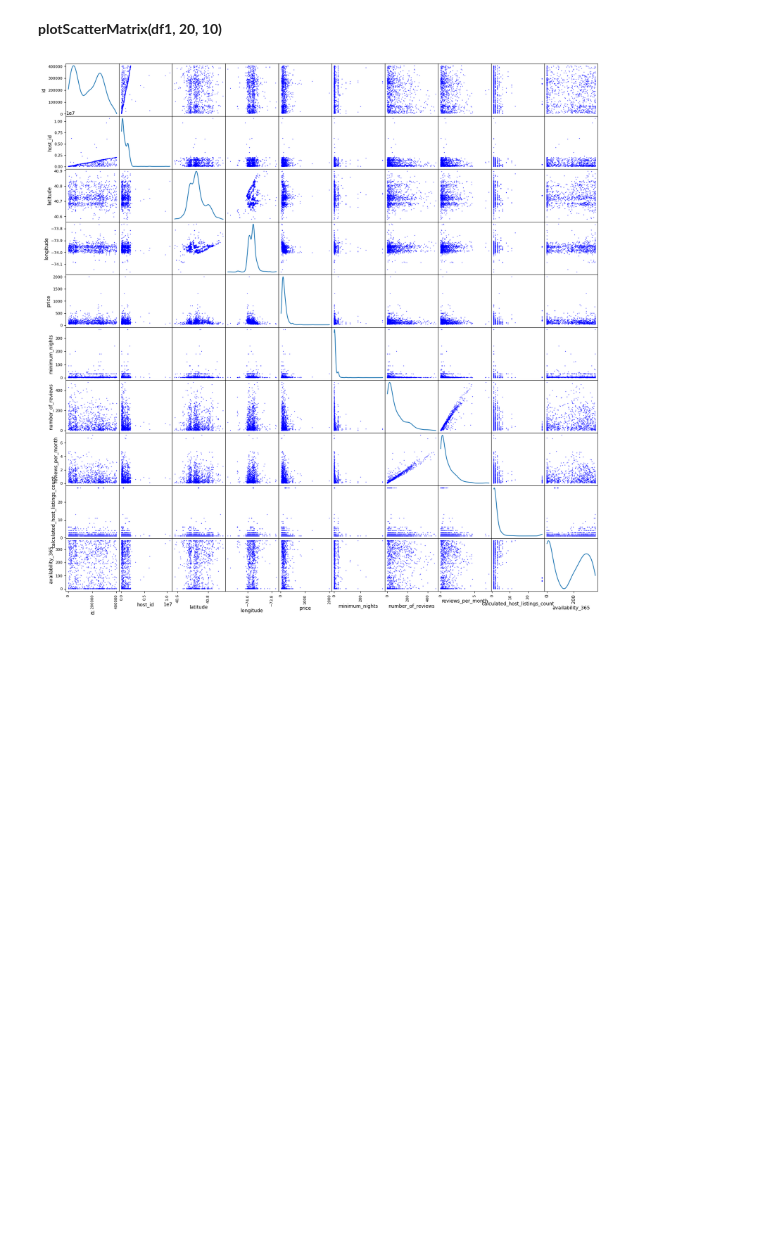
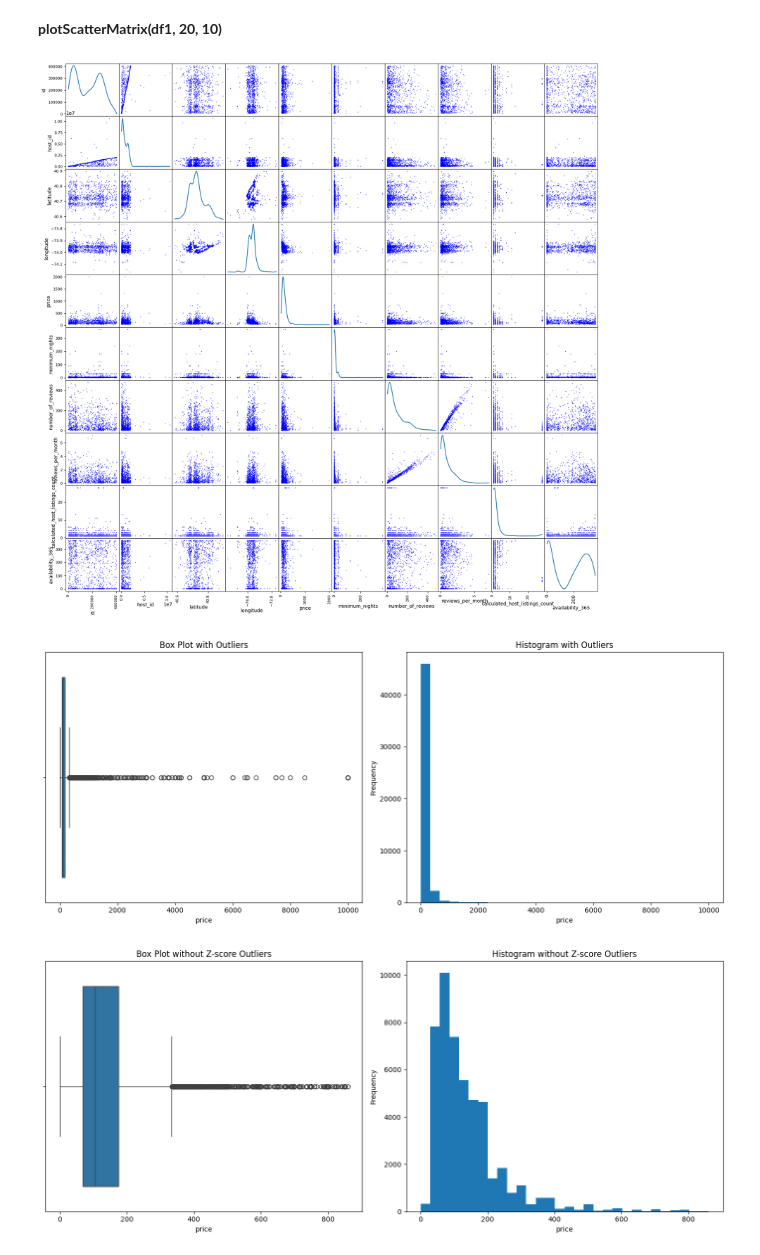
Before and after one commit to srijachalumuri/OIBSIP, a Jupyter notebook: LEVEL_1_PROJECT_3(1).ipynb, the cells around one changed output. Cells and saved outputs as stored; diff of their text form; code cells hidden in the pictures; blank space fills up the shorter version.

```diff
--- a/LEVEL_1_PROJECT_3(1).ipynb
+++ b/LEVEL_1_PROJECT_3(1).ipynb
@@ -190,3 +190,79 @@ def plotScatterMatrix(df, plotSize, textSize):
 plotScatterMatrix(df1, 20, 10)
 # %% [output]
 [figure]
+# %%
+import pandas as pd
+import numpy as np
+import matplotlib.pyplot as plt
+import seaborn as sns
+from scipy import stats
+
+# Load your DataFrame (example data)
+# Replace '/content/sample_data/AB_NYC_2019.csv' with your actual file path
+df = pd.read_csv('/content/sample_data/AB_NYC_2019.csv')
+
+# Function to detect and handle outliers
+def handle_outliers(df, column_name):
+    if column_name not in df.columns:
+        raise ValueError(f"Column '{column_name}' not found in DataFrame.")
+
+    # Z-score Method
+    df['z_score'] = stats.zscore(df[column_name].astype(float))  # Ensure column is float
+
+    # Define thresholds for Z-score outliers (absolute value > 3)
+    z_outliers = df[df['z_score'].abs() > 3]
+
+    # IQR Method
+    Q1 = df[column_name].quantile(0.25)
+    Q3 = df[column_name].quantile(0.75)
+    IQR = Q3 - Q1
+
+    # Define IQR outlier thresholds (1.5 IQR below Q1 or above Q3)
+    iqr_outliers = df[(df[column_name] < (Q1 - 1.5 * IQR)) | (df[column_name] > (Q3 + 1.5 * IQR))]
+
+    # Removing outliers based on Z-score
+    df_cleaned_z = df[~df.index.isin(z_outliers.index)]
+
+    # Removing outliers based on IQR
+    df_cleaned_iqr = df[~df.index.isin(iqr_outliers.index)]
+
+    # --- Visualizations with Outliers ---
+    plt.figure(figsize=(14, 6))
+
+    plt.subplot(1, 2, 1)
+    sns.boxplot(x=df[column_name])
+    plt.title('Box Plot with Outliers')
+
+    plt.subplot(1, 2, 2)
+    plt.hist(df[column_name], bins=30)
+    plt.title('Histogram with Outliers')
+    plt.xlabel(column_name)
+    plt.ylabel('Frequency')
+
+    plt.tight_layout()
+    plt.show()
+
+    # --- Visualizations after removing outliers ---
+    plt.figure(figsize=(14, 6))
+
+    plt.subplot(1, 2, 1)
+    sns.boxplot(x=df_cleaned_z[column_name])
+    plt.title('Box Plot without Z-score Outliers')
+
+    plt.subplot(1, 2, 2)
+    plt.hist(df_cleaned_z[column_name], bins=30)
+    plt.title('Histogram without Z-score Outliers')
+    plt.xlabel(column_name)
+    plt.ylabel('Frequency')
+
+    plt.tight_layout()
+    plt.show()
+
+    # Return cleaned dataframes
+    return df_cleaned_z, df_cleaned_iqr
+
+# Example usage
+df_cleaned_z, df_cleaned_iqr = handle_outliers(df, 'price')  # Replace 'price' with your actual column name
+# %% [output]
+[figure, added]
+[figure, added]
```
